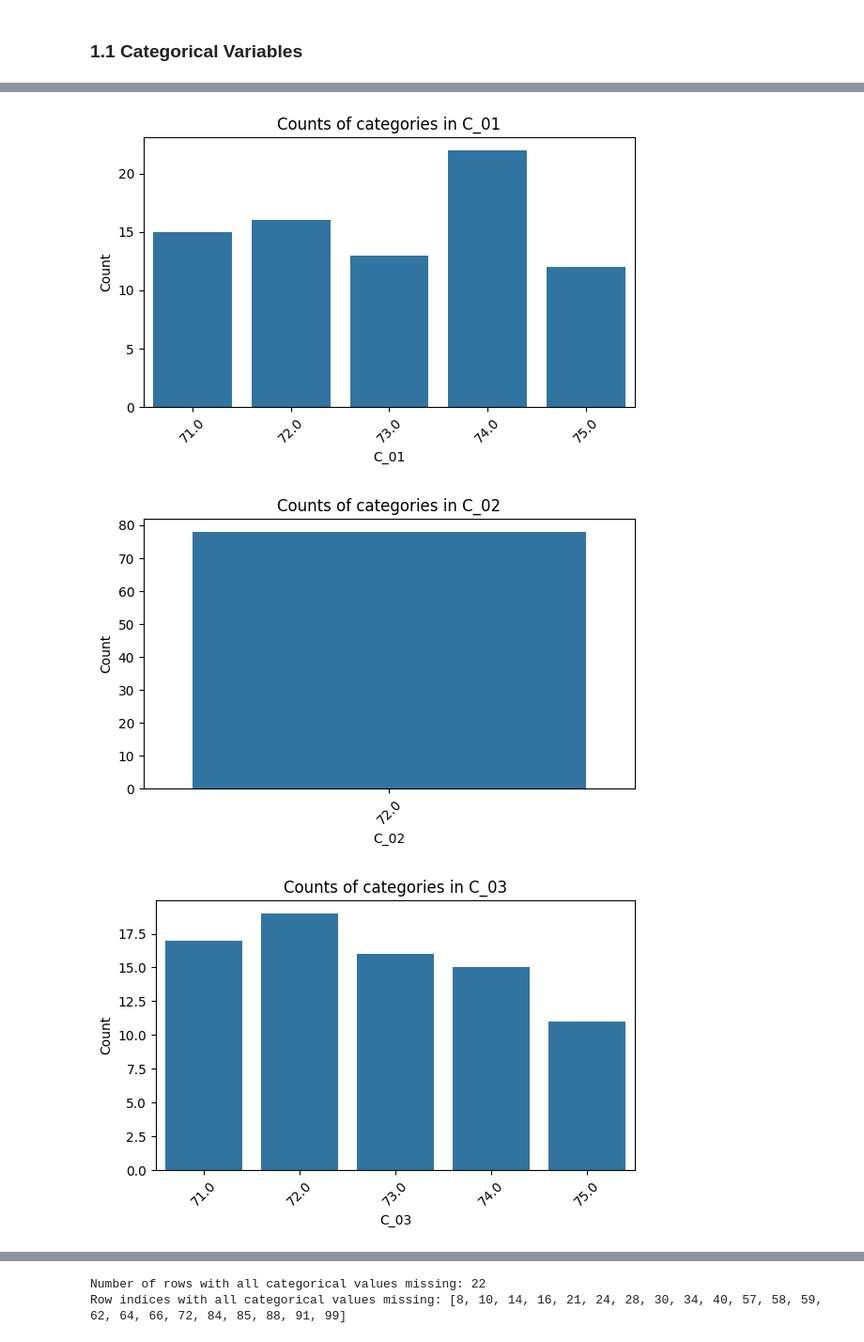
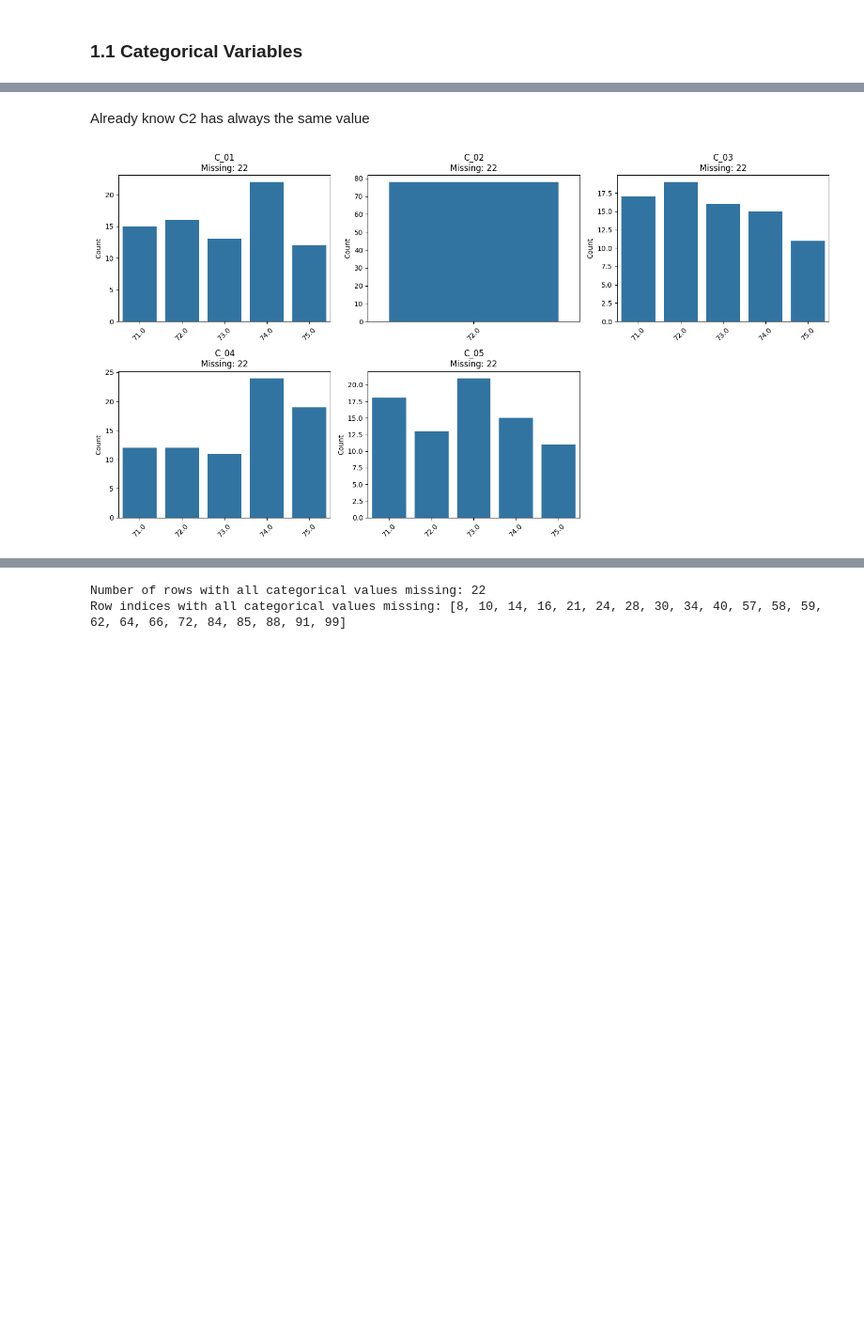
Before and after one commit to mariatmvendas/Case1_CompData, a Jupyter notebook: maria.ipynb, the cells around one changed output, grey strips where cells are left out. Shown at 94% size. Drawn from its saved outputs; the diff is of its cells as text; code cells hidden in the pictures; blank space fills up the shorter version.

```diff
--- a/maria.ipynb
+++ b/maria.ipynb
@@ -35,0 +20,13 @@ Number of categorical features: 5
+# %%
+y_class=df["y"]
+print(f"Number of samples in y: {len(y_class)} ")
+
+data=df.drop("y",axis=1)
+print(f"Number of samples in x: {len(data)} ")
+print(f"Number of features: {len(data.columns)}")
+
+categorical_data=data[["C_01", "C_02", "C_03", "C_04", "C_05"]]
+print(f"Number of categorical features: {len(categorical_data.columns)}")
+
+numerical_data=data.drop(columns=categorical_data.columns)
+print(f"Number of numerical features: {len(data.columns) - len(categorical_data.columns)}")
@@ -76,18 +168,23 @@ print(unique_values)
+# %% [markdown]
+Already know C2 has always the same value
 # %%
-import matplotlib.pyplot as plt
-import seaborn as sns
+cols = categorical_data.columns
+fig, axes = plt.subplots(2, 3, figsize=(15,8))
+axes = axes.flatten()
 
-# Loop over each categorical feature
-for col in cat_data.columns:
-    plt.figure(figsize=(6, 4))
-    sns.countplot(data=cat_data, x=col, order=sorted(cat_data[col].dropna().unique()))
-    plt.title(f"Counts of categories in {col}")
-    plt.xlabel(col)
-    plt.ylabel("Count")
-    plt.xticks(rotation=45)  # rotate x labels if too long
-    plt.tight_layout()
-    plt.show()
+for ax, col in zip(axes, cols):
+    sns.countplot(data=categorical_data,x=col,order=sorted(categorical_data[col].dropna().unique()),ax=ax)
+    ax.set_title(col)
+    ax.set_xlabel("")
+    ax.set_ylabel("Count")
+    ax.tick_params(axis='x', rotation=45)
+    n_missing = categorical_data[col].isna().sum()
+    ax.set_title(f"{col}\nMissing: {n_missing}")
+
+for i in range(len(cols), len(axes)):
+    fig.delaxes(axes[i])
+
+plt.tight_layout()
+plt.show()
 # %% [output]
-[figure, old version]
+[figure, new version]
-[figure, removed]
-[figure, removed]
```
Also changed, not shown: parts of 69 cells of this notebook.
